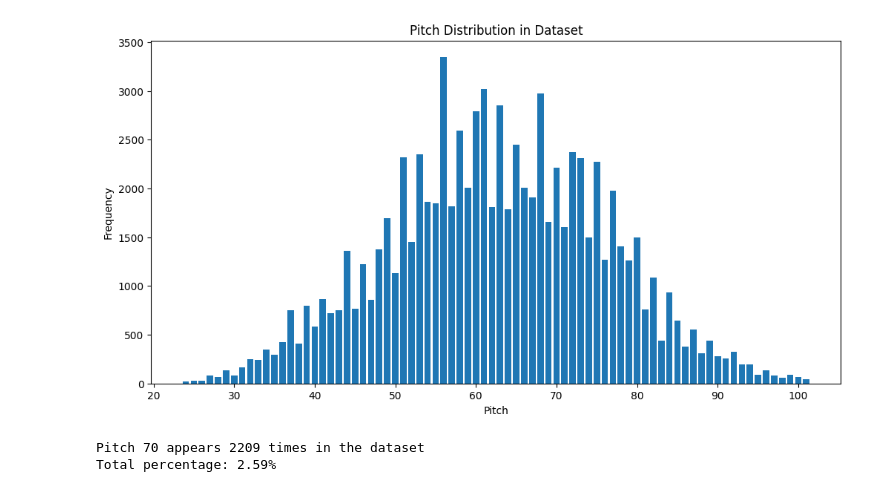
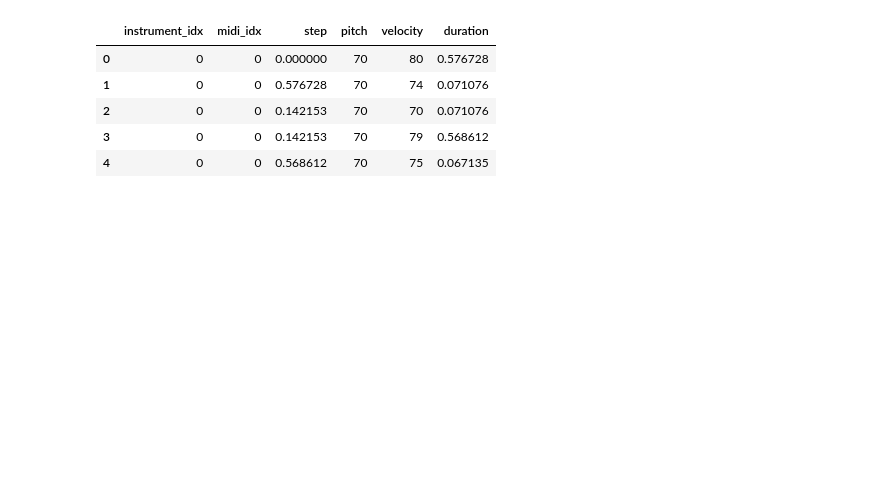
Before and after one commit to lgemc/pytorch_training_course, a Jupyter notebook: 05_lets_go_hard__sequences/02_midi_model/notebooks/data_analisys.ipynb, the cells around one changed output. Drawn from its saved outputs; the diff is of its cells as text; code cells hidden in the pictures; blank space fills up the shorter version.

```diff
--- a/05_lets_go_hard__sequences/02_midi_model/notebooks/data_analisys.ipynb
+++ b/05_lets_go_hard__sequences/02_midi_model/notebooks/data_analisys.ipynb
@@ -1,34 +1,19 @@
 # %%
-from dataset import MIDIDataset
+from data.base import Base
+from data.normalized import Normalized
 import matplotlib.pyplot as plt
 
 # Load your dataset
-dataset = MIDIDataset("../../stubs/chopin")
+dataset = Base("../../stubs/chopin")
+normalized = Normalized(dataset)
 
-# Extract all pitches from the dataset
-all_pitches = [note.pitch for note in dataset._notes]
+data = dataset.data
 
-# Count frequency of each pitch
-pitch_counts = {}
-for pitch in all_pitches:
-    if pitch in pitch_counts:
-        pitch_counts[pitch] += 1
-    else:
-        pitch_counts[pitch] = 1
-
-# Plot pitch distribution
-plt.figure(figsize=(12, 6))
-plt.bar(pitch_counts.keys(), pitch_counts.values())
-plt.xlabel('Pitch')
-plt.ylabel('Frequency')
-plt.title('Pitch Distribution in Dataset')
-plt.show()
-
-# Check if pitch 70 is overrepresented
-pitch_70_count = pitch_counts.get(70, 0)
-print(f"Pitch 70 appears {pitch_70_count} times in the dataset")
-print(f"Total percentage: {pitch_70_count / len(all_pitches) * 100:.2f}%")
+data.head()
 # %% [output]
-[figure, removed]
-Pitch 70 appears 2209 times in the dataset
-Total percentage: 2.59%
+|  | instrument_idx | midi_idx | step | pitch | velocity | duration |
+| 0 | 0 | 0 | 0.000000 | 70 | 80 | 0.576728 |
+| 1 | 0 | 0 | 0.576728 | 70 | 74 | 0.071076 |
+| 2 | 0 | 0 | 0.142153 | 70 | 70 | 0.071076 |
+| 3 | 0 | 0 | 0.142153 | 70 | 79 | 0.568612 |
+| 4 | 0 | 0 | 0.568612 | 70 | 75 | 0.067135 |
```
Also changed, not shown: parts of 5 cells of this notebook, 35 other files.
